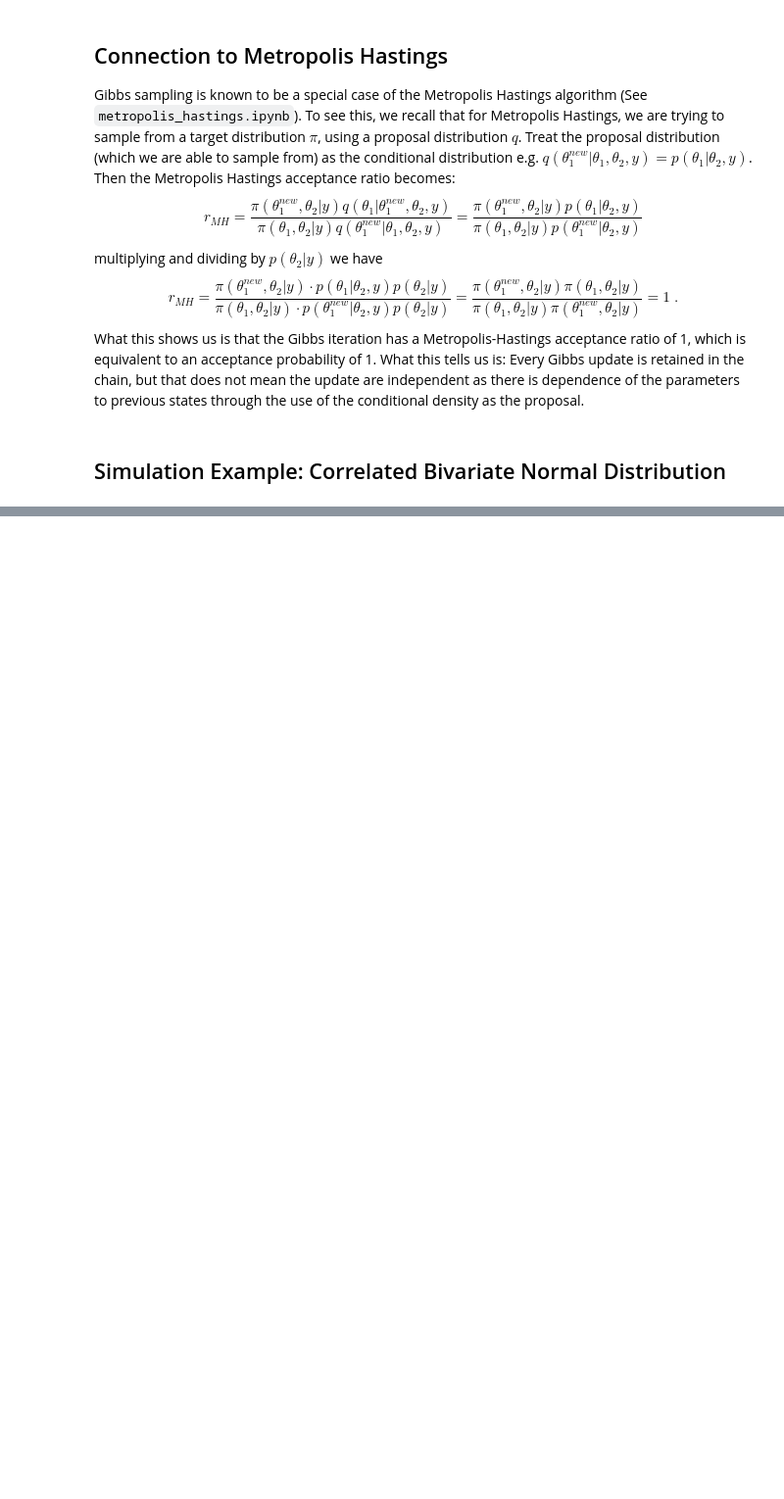
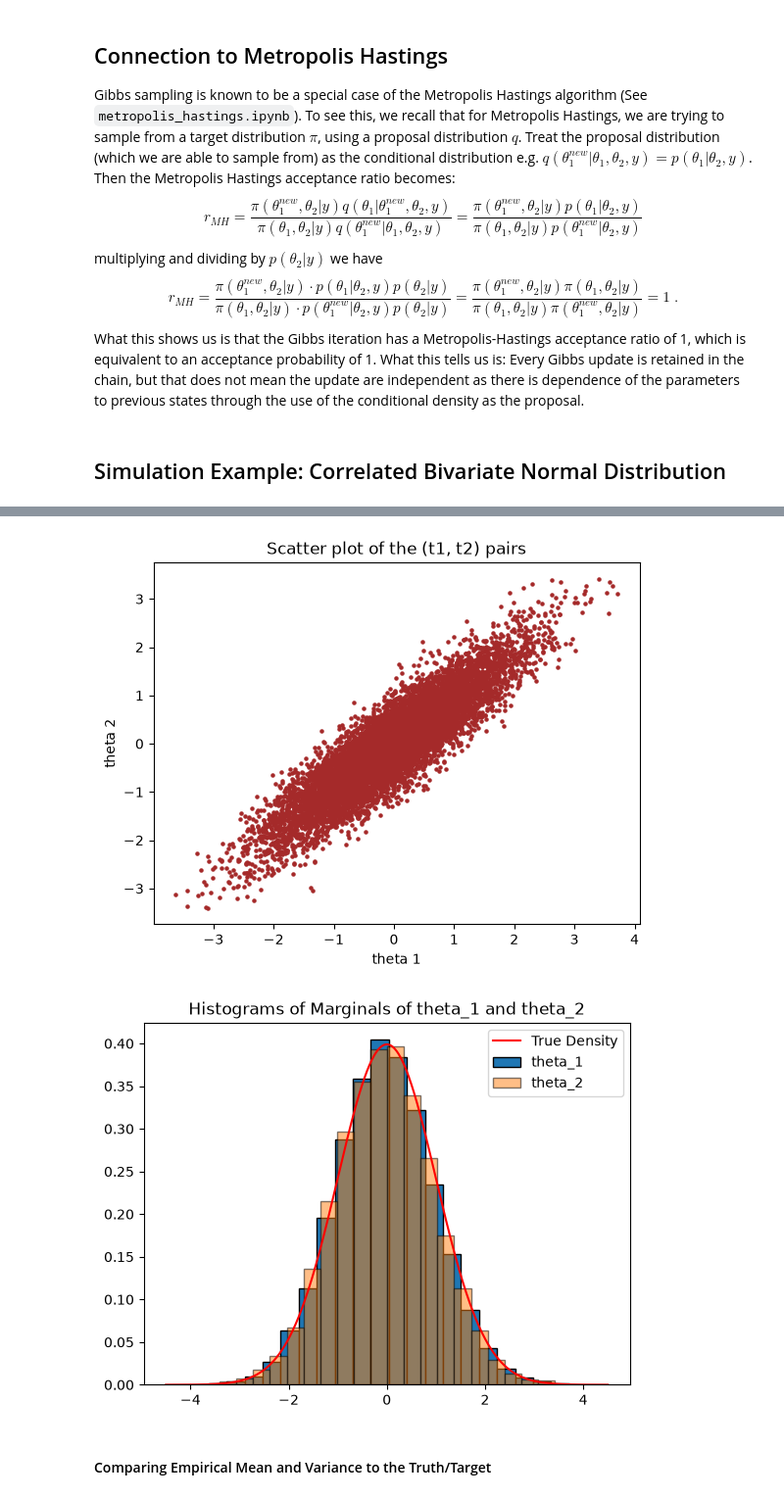
Before and after one commit to AndrewRambidis/STATS-PRAC, a Jupyter notebook: notebooks/Bayesian/mcmc_sampling/gibbs.ipynb, the cells around one changed output, grey strips where cells are left out. Shown at 98% size. Saved outputs shown, nothing was run; the diff lists cells and outputs as text; code cells hidden in the pictures; blank space fills up the shorter version.

```diff
--- a/notebooks/Bayesian/mcmc_sampling/gibbs.ipynb
+++ b/notebooks/Bayesian/mcmc_sampling/gibbs.ipynb
@@ -56,0 +242,46 @@ What this shows us is that the Gibbs iteration has a Metropolis-Hastings accepta
+# %%
+# SCATTER PLOT
+plt.scatter(
+    theta_1_samples,
+    theta_2_samples,
+    s=5,
+    color="brown"
+)
+plt.title("Scatter plot of the (t1, t2) pairs")
+plt.xlabel("theta 1")
+plt.ylabel("theta 2")
+plt.show()
+
+# TRUTH
+x_grid = np.linspace(-4.5,4.5,1000)
+true_vals = norm.pdf(x_grid, 0.0, 1.0) # both theta_1 and theta_2
+plt.plot(
+    x_grid,
+    true_vals,
+    color="red",
+    label="True Density"
+)
+# EMPIRICAL
+plt.hist(
+    theta_1_samples,
+    bins=20,
+    density=True,
+    edgecolor='black',
+    label='theta_1',
+)
+plt.hist(
+    theta_2_samples,
+    bins=20,
+    density=True,
+    edgecolor='black',
+    alpha=0.5,
+    label='theta_2',
+)
+plt.title("Histograms of Marginals of theta_1 and theta_2")
+plt.legend()
+plt.show()
+# %% [output]
+[figure, added]
+[figure, added]
+# %% [markdown]
+#### Comparing Empirical Mean and Variance to the Truth/Target
```
Also changed, not shown: parts of 14 cells of this notebook.
